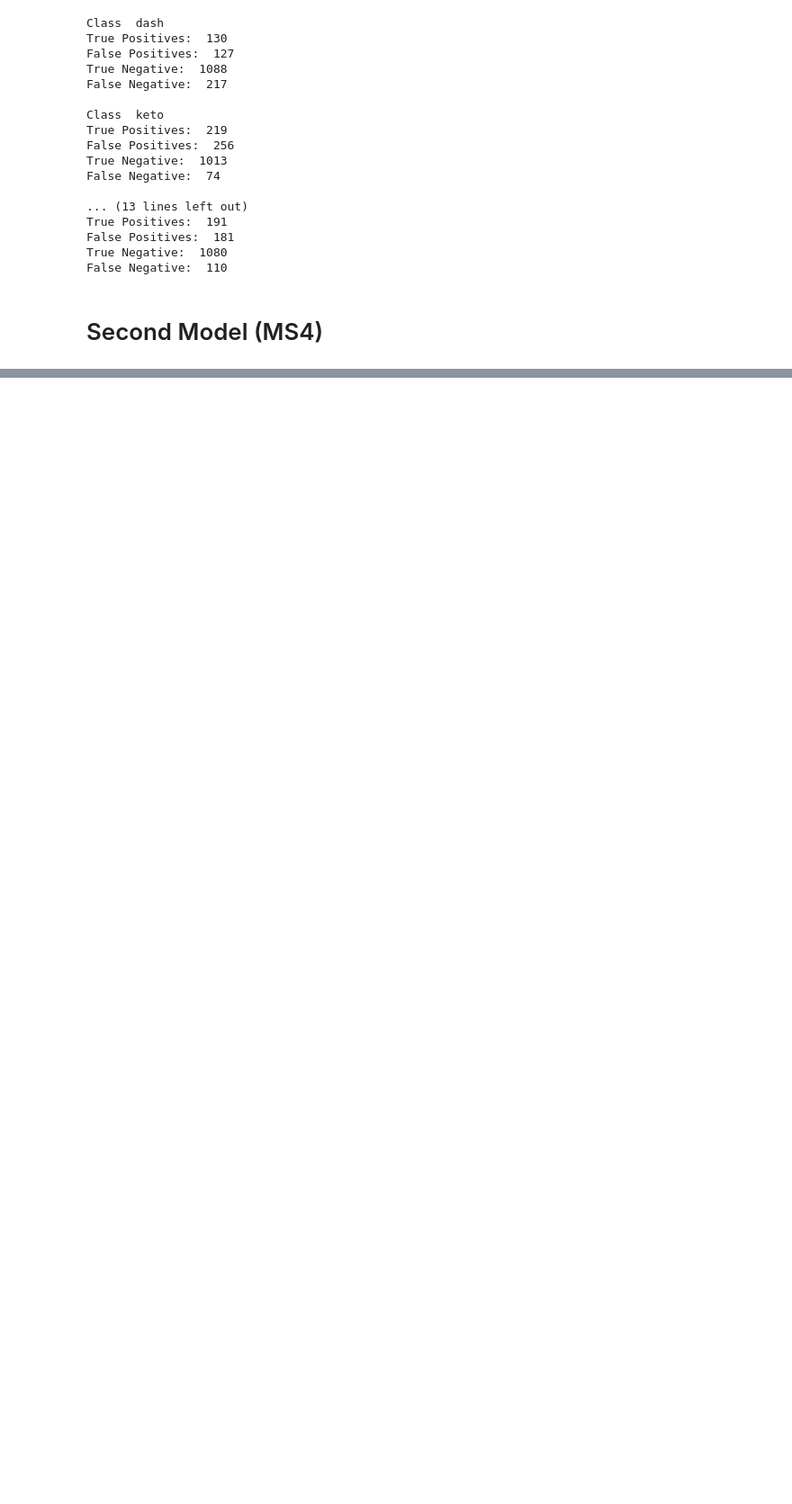
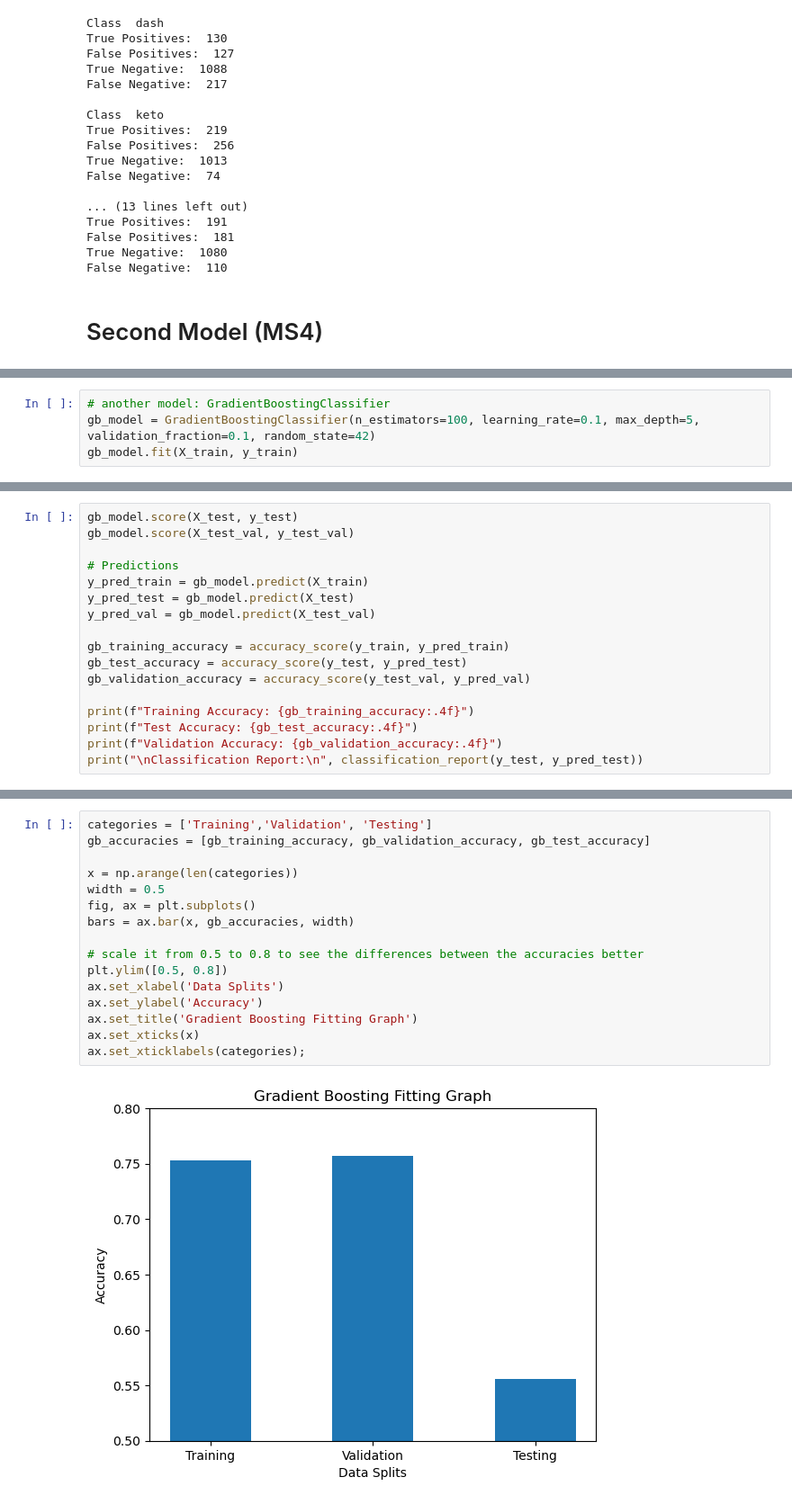
Before and after one commit to DaikonPlays/UCSD-CSE-151A-Project, a Jupyter notebook: src/diet_classifer.ipynb, the cells around one changed output, grey strips where cells are left out. Shown at 90% size. Saved outputs shown, nothing was run; the diff lists cells and outputs as text; blank space fills up the shorter version.

```diff
--- a/src/diet_classifer.ipynb
+++ b/src/diet_classifer.ipynb
@@ -408,0 +373,4 @@ False Negative:  103
+# %%
+# another model: GradientBoostingClassifier
+gb_model = GradientBoostingClassifier(n_estimators=100, learning_rate=0.1, max_depth=5, validation_fraction=0.1, random_state=42)
+gb_model.fit(X_train, y_train)
@@ -408,0 +379,17 @@ False Negative:  103
+# %%
+gb_model.score(X_test, y_test)
+gb_model.score(X_test_val, y_test_val)
+
+# Predictions
+y_pred_train = gb_model.predict(X_train)
+y_pred_test = gb_model.predict(X_test)
+y_pred_val = gb_model.predict(X_test_val)
+
+gb_training_accuracy = accuracy_score(y_train, y_pred_train)
+gb_test_accuracy = accuracy_score(y_test, y_pred_test)
+gb_validation_accuracy = accuracy_score(y_test_val, y_pred_val)
+
+print(f"Training Accuracy: {gb_training_accuracy:.4f}")
+print(f"Test Accuracy: {gb_test_accuracy:.4f}")
+print(f"Validation Accuracy: {gb_validation_accuracy:.4f}")
+print("\nClassification Report:\n", classification_report(y_test, y_pred_test))
@@ -408,0 +413,18 @@ False Negative:  103
+# %%
+categories = ['Training','Validation', 'Testing']
+gb_accuracies = [gb_training_accuracy, gb_validation_accuracy, gb_test_accuracy]
+
+x = np.arange(len(categories))
+width = 0.5
+fig, ax = plt.subplots()
+bars = ax.bar(x, gb_accuracies, width)
+
+# scale it from 0.5 to 0.8 to see the differences between the accuracies better
+plt.ylim([0.5, 0.8])
+ax.set_xlabel('Data Splits')
+ax.set_ylabel('Accuracy')
+ax.set_title('Gradient Boosting Fitting Graph')
+ax.set_xticks(x)
+ax.set_xticklabels(categories);
+# %% [output]
+[figure, added]
```
Also changed, not shown: parts of 15 cells of this notebook.
